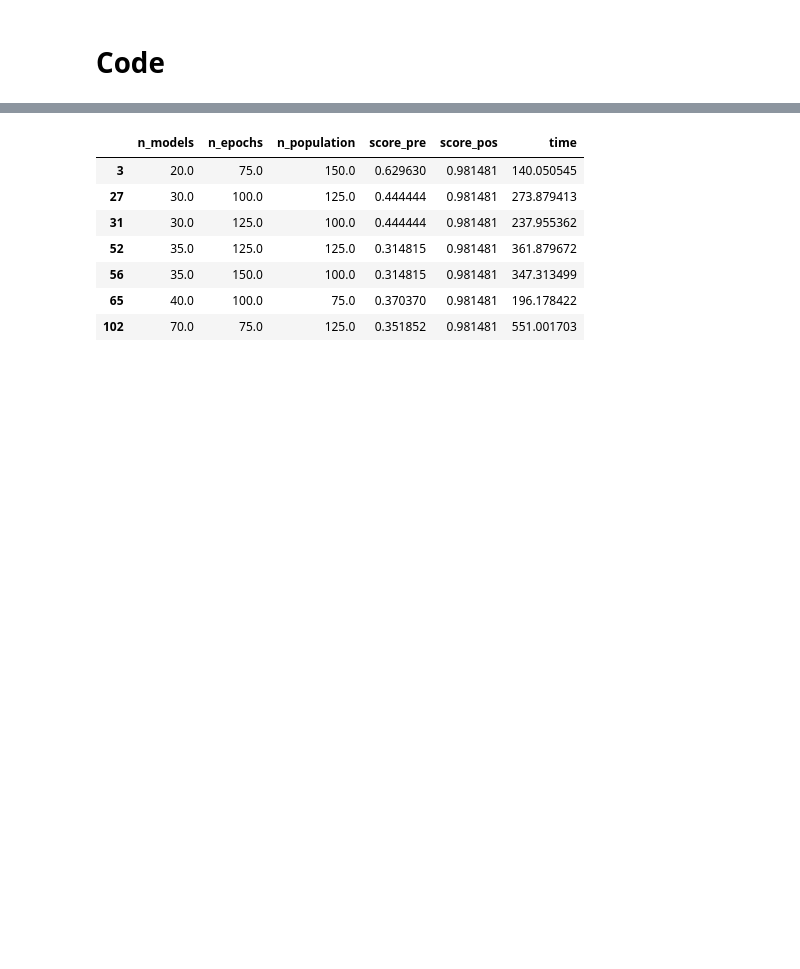
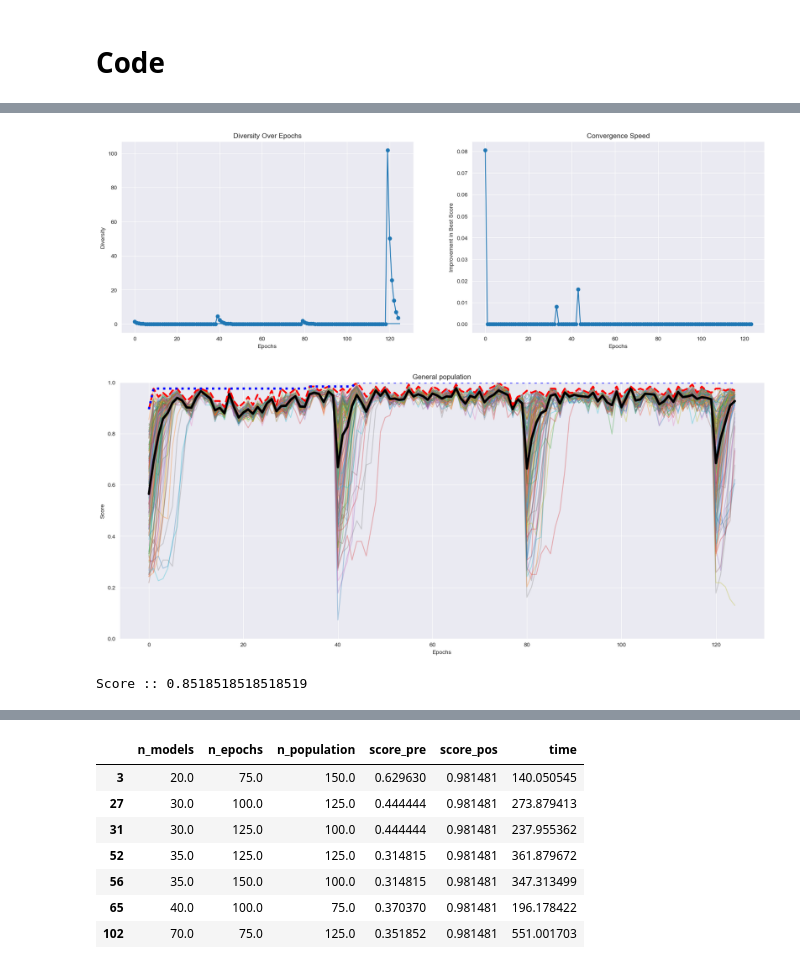
Before and after one commit to arthurhirez/Genetic_Forest, a Jupyter notebook: code.ipynb, the cells around one changed output, grey strips where cells are left out. Drawn from its saved outputs; the diff is of its cells as text; code cells hidden in the pictures; blank space fills up the shorter version.

```diff
--- a/code.ipynb
+++ b/code.ipynb
@@ -491,14 +506,16 @@ def model_pred(n_class: int,
                data: np.ndarray):
 
   pred = []
+  probs = []
   for x in data:
-    probs = np.zeros(n_class)
+    prob = np.zeros(n_class)
 
     for tree in agents:
       result = tree.make_predict(x)
-      probs[result] += 1
+      prob[result] += 1
 
-    pred.append(np.argmax(probs))
+    pred.append(np.argmax(prob))
+    probs.append(prob)
 
   return pred, probs
 
@@ -601,0 +882,35 @@ Score :: 0.7592592592592593
+# %%
+ensemble = Genetic_Ensemble(agents, n_epochs, 150, x_train, y_train)
+# %%
+ensemble.train()
+# %%
+ensemble.plot_diagnosis()
+ensemble.plot_pop()
+# %% [output]
+[figure, added]
+[figure, added]
+# %%
+def model_prob(n_class: int,
+               agents: list,
+               data: np.ndarray,
+               agent_weight: np.ndarray):
+  predictions = []
+  probability = []
+  for x in data:
+    prob = np.zeros(n_class)
+
+    for tree, weight in zip(agents, agent_weight):
+      result = tree.make_predict(x)
+      prob[result] += weight
+
+    predictions.append(np.argmax(prob))
+    probability.append(prob)
+  return predictions, probability
+
+
+y_pred_prob, weighted_probs = model_prob(data = x_test, n_class = len(targets),
+                        agents = agents, agent_weight = ensemble.best)
+
+s_prob = score(y_pred_prob, y_test)
+# %% [output]
+Score :: 0.8518518518518519
```
Also changed, not shown: parts of 27 cells of this notebook.
